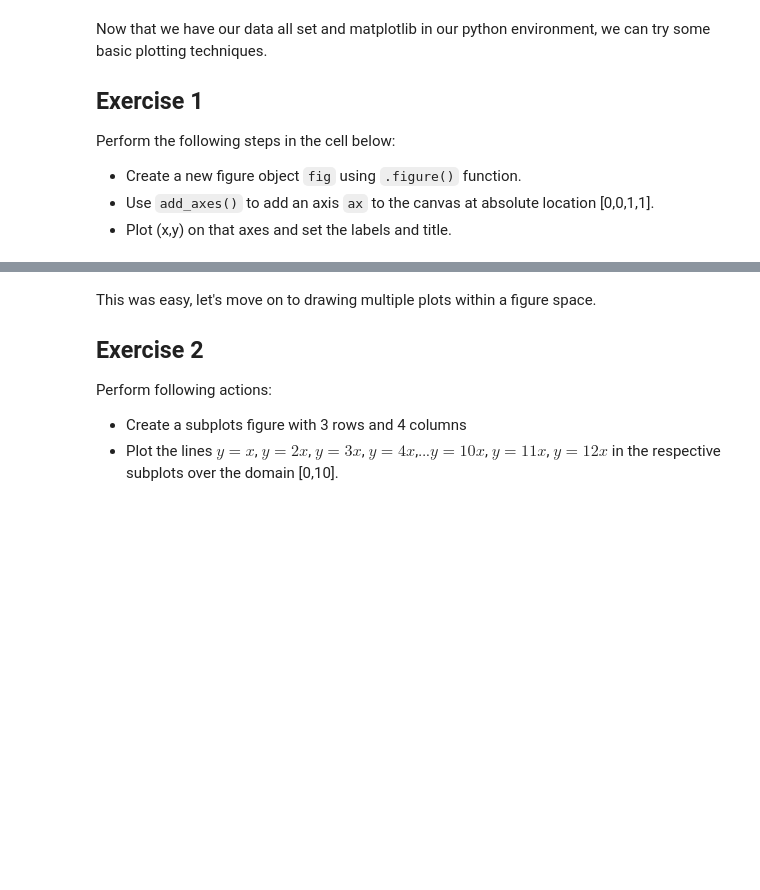
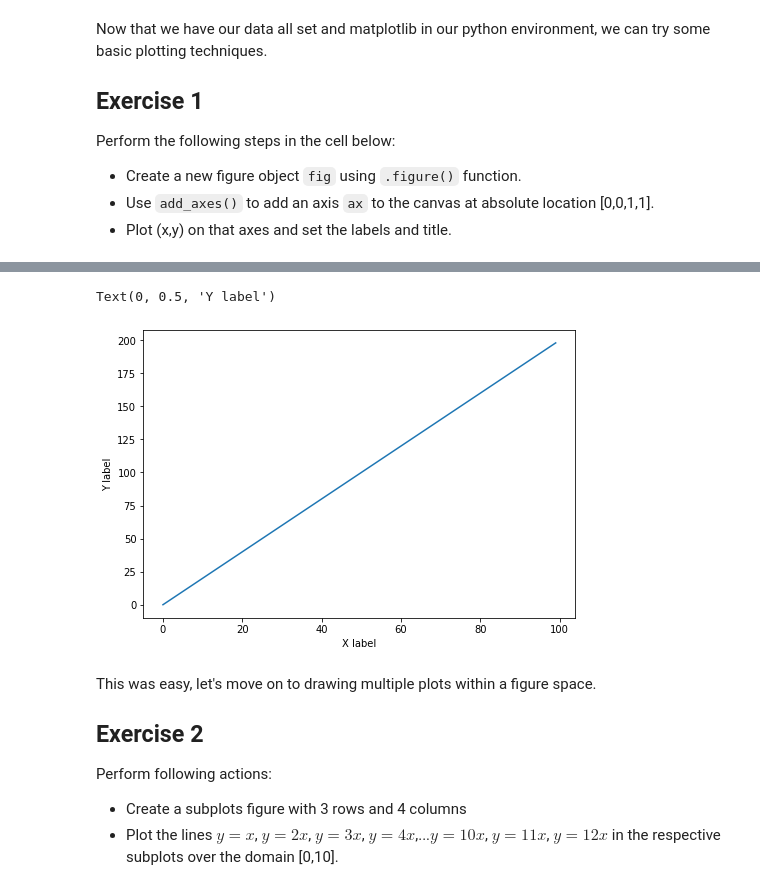
Before and after one commit to lauravlad/dsc-more-practice-with-matplotlib-lab-online-ds-pt-120919, a Jupyter notebook: index.ipynb, the cells around one changed output, grey strips where cells are left out. Saved outputs shown, nothing was run; the diff lists cells and outputs as text; code cells hidden in the pictures; blank space fills up the shorter version.

```diff
--- a/index.ipynb
+++ b/index.ipynb
@@ -67,3 +66,12 @@ Perform the following steps in the cell below:
+# %%
+new_figure = plt.figure()
+ax = new_figure.add_axes([0,0,1,1])
+ax.plot(x,y)
+ax.set_xlabel('X label')
+ax.set_ylabel('Y label')
+# %% [output]
+Text(0, 0.5, 'Y label')
+[figure, added]
 # %% [markdown]
 This was easy, let's move on to drawing multiple plots within a figure space.
 
```
Also changed, not shown: parts of 10 cells of this notebook.
